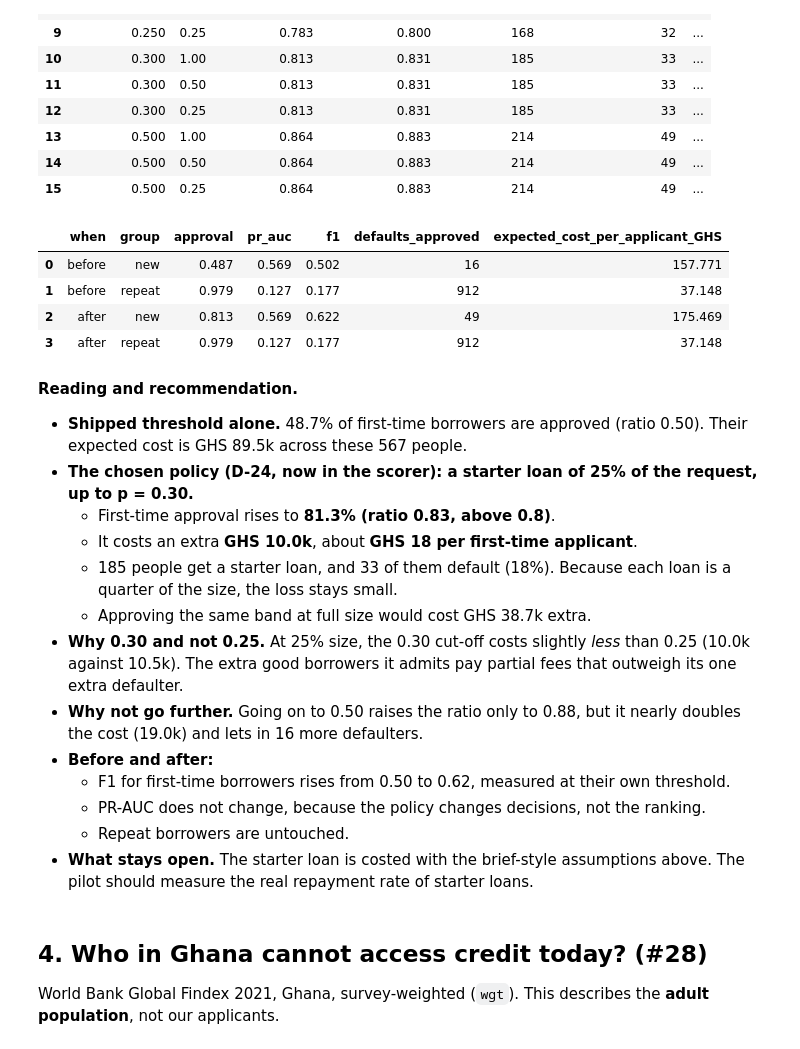
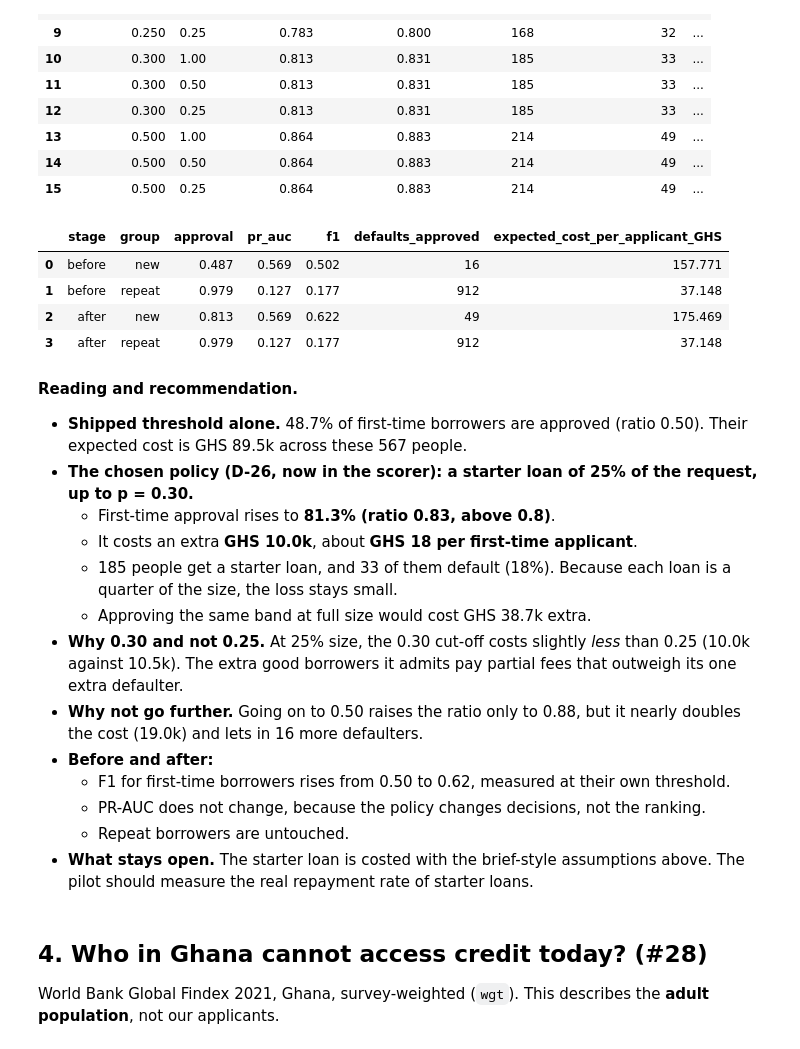
Before and after one commit to ASU-MICS-2028/mle-group-2-prosit-2, a Jupyter notebook: notebooks/04_transfer_and_fairness.ipynb, the cells around one changed output. Drawn from its saved outputs; the diff is of its cells as text; code cells hidden in the pictures.

```diff
--- a/notebooks/04_transfer_and_fairness.ipynb
+++ b/notebooks/04_transfer_and_fairness.ipynb
@@ -444,22 +445,24 @@ mit.round(3)
 # %%
 # Before / after with the scorer's own rule (`decide`): before = threshold only, after = with the configured starter loan
 dec_before, _ = decide(fair["y_pred"], 1.0, np.inf, fair["is_new_borrower"], THR)
 dec_after, _ = decide(fair["y_pred"], 1.0, np.inf, fair["is_new_borrower"], THR, STARTER)
 fair["approve_before"], fair["approve_after"] = dec_before != "decline", dec_after != "decline"
 chosen = mit.query("starter_up_to == @STARTER['max_probability'] and size == @STARTER['share_of_request']")
 rows = []
 for label, col in [("before", "approve_before"), ("after", "approve_after")]:
     money = decision_cost_by_group(fair, "tenure", col, c_fp=cost["c_fp"], c_fn=cost["c_fn"]).set_index("group")
     for g, gdf in fair.groupby("tenure"):
         thr_g = STARTER["max_probability"] if (label == "after" and g == "new") else THR
         m = classification_metrics(gdf["y_true"], gdf["y_pred"], threshold=thr_g)
         per_app = (chosen["total_cost_GHS"].iloc[0] / len(nb) if (label == "after" and g == "new")
                    else money.loc[g, "cost_per_applicant"])
-        rows.append({"when": label, "group": g, "approval": gdf[col].mean(), "pr_auc": m["pr_auc"], "f1": m["f1"],
+        rows.append({"stage": label, "group": g, "approval": gdf[col].mean(), "pr_auc": m["pr_auc"], "f1": m["f1"],
                      "defaults_approved": money.loc[g, "defaults_approved"], "expected_cost_per_applicant_GHS": per_app})
-pd.DataFrame(rows).round(3)
+mitigation = pd.DataFrame(rows).round(3)
+mitigation.to_csv(C.TABLES / "fairness_mitigation.csv", index=False)  # #50 acceptance table
+mitigation
 # %% [output]
-|  | when | group | approval | pr_auc | f1 | defaults_approved | expected_cost_per_applicant_GHS |
+|  | stage | group | approval | pr_auc | f1 | defaults_approved | expected_cost_per_applicant_GHS |
 | 0 | before | new | 0.487 | 0.569 | 0.502 | 16 | 157.771 |
 | 1 | before | repeat | 0.979 | 0.127 | 0.177 | 912 | 37.148 |
 | 2 | after | new | 0.813 | 0.569 | 0.622 | 49 | 175.469 |
@@ -467,7 +470,7 @@ pd.DataFrame(rows).round(3)
 # %% [markdown]
 **Reading and recommendation.**
 - **Shipped threshold alone.** 48.7% of first-time borrowers are approved (ratio 0.50). Their expected cost is GHS 89.5k across these 567 people.
-- **The chosen policy (D-24, now in the scorer): a starter loan of 25% of the request, up to p = 0.30.**
+- **The chosen policy (D-26, now in the scorer): a starter loan of 25% of the request, up to p = 0.30.**
   - First-time approval rises to **81.3% (ratio 0.83, above 0.8)**.
   - It costs an extra **GHS 10.0k**, about **GHS 18 per first-time applicant**.
   - 185 people get a starter loan, and 33 of them default (18%). Because each loan is a quarter of the size, the loss stays small.
```
Also changed, not shown: parts of 7 cells of this notebook, 14 other files.
